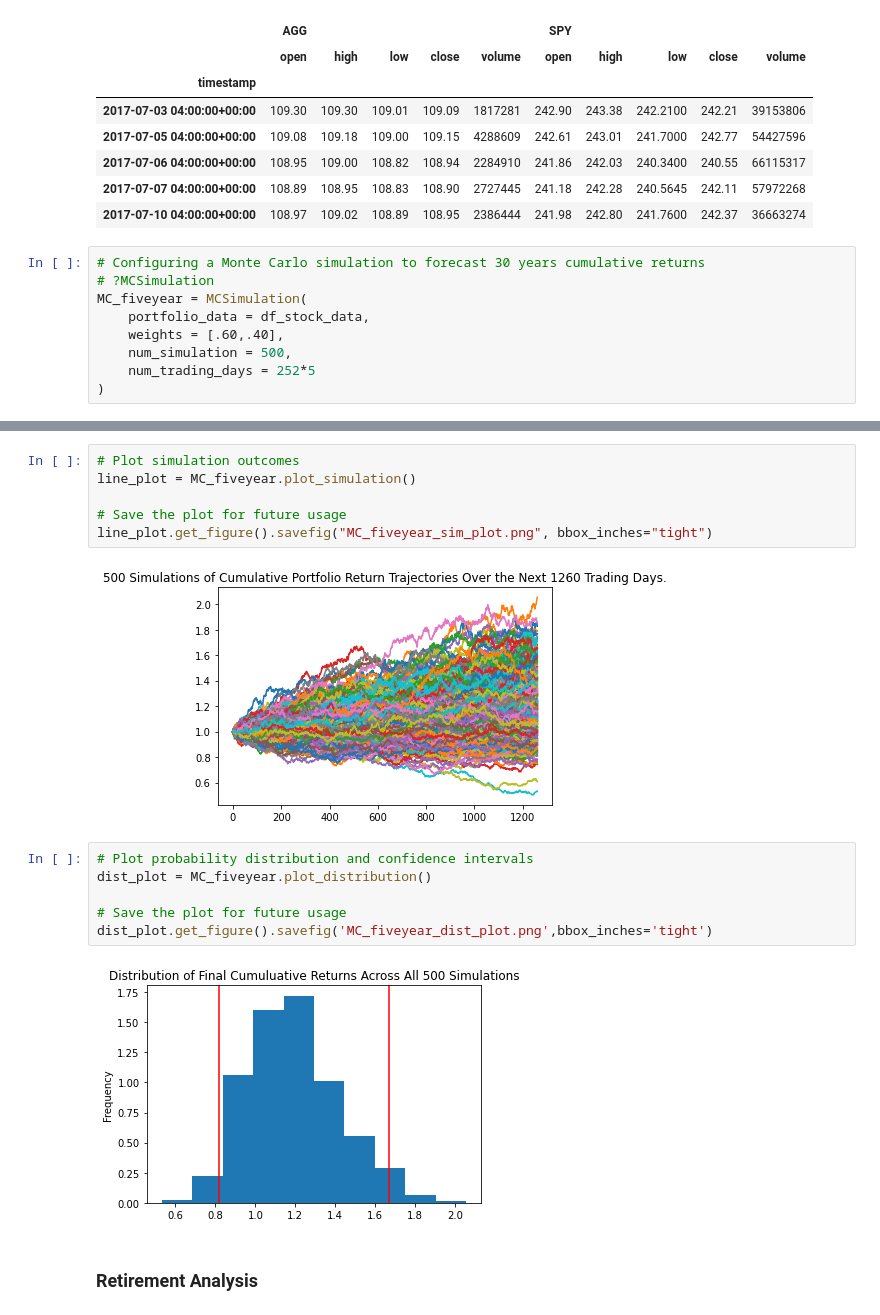
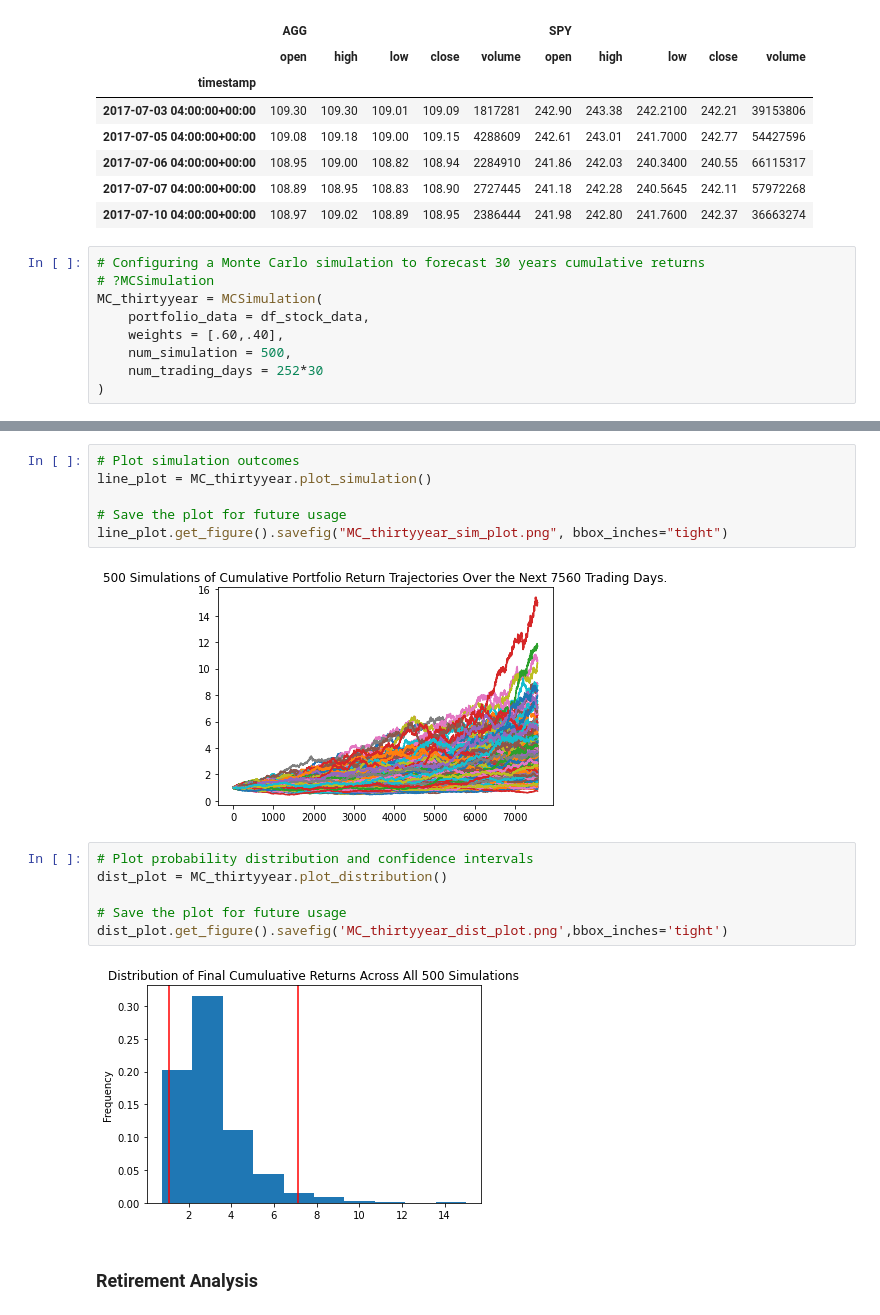
Before and after one commit to zeta1178/FinTech-Mod5-Challenge, a Jupyter notebook: financial-planner.ipynb, the cells around one changed output, grey strips where cells are left out. Drawn from its saved outputs; the diff is of its cells as text.

```diff
--- a/financial-planner.ipynb
+++ b/financial-planner.ipynb
@@ -236,11 +236,11 @@ df_stock_data.head()
 # %%
 # Configuring a Monte Carlo simulation to forecast 30 years cumulative returns
 # ?MCSimulation
-MC_fiveyear = MCSimulation(
+MC_thirtyyear = MCSimulation(
     portfolio_data = df_stock_data,
     weights = [.60,.40],
     num_simulation = 500,
-    num_trading_days = 252*5
+    num_trading_days = 252*30
 )
 # %%
 # Printing the simulation input data
@@ -284,19 +302,19 @@ Running Monte Carlo simulation number 210.
 # %%
 # Plot simulation outcomes
-line_plot = MC_fiveyear.plot_simulation()
+line_plot = MC_thirtyyear.plot_simulation()
 
 # Save the plot for future usage
-line_plot.get_figure().savefig("MC_fiveyear_sim_plot.png", bbox_inches="tight")
+line_plot.get_figure().savefig("MC_thirtyyear_sim_plot.png", bbox_inches="tight")
 # %% [output]
-[figure, old version]
+[figure, new version]
 # %%
 # Plot probability distribution and confidence intervals
-dist_plot = MC_fiveyear.plot_distribution()
+dist_plot = MC_thirtyyear.plot_distribution()
 
 # Save the plot for future usage
-dist_plot.get_figure().savefig('MC_fiveyear_dist_plot.png',bbox_inches='tight')
+dist_plot.get_figure().savefig('MC_thirtyyear_dist_plot.png',bbox_inches='tight')
 # %% [output]
-[figure, old version]
+[figure, new version]
 # %% [markdown]
 ### Retirement Analysis
 # %%
```
Also changed, not shown: parts of 26 cells of this notebook, 7 other files.
